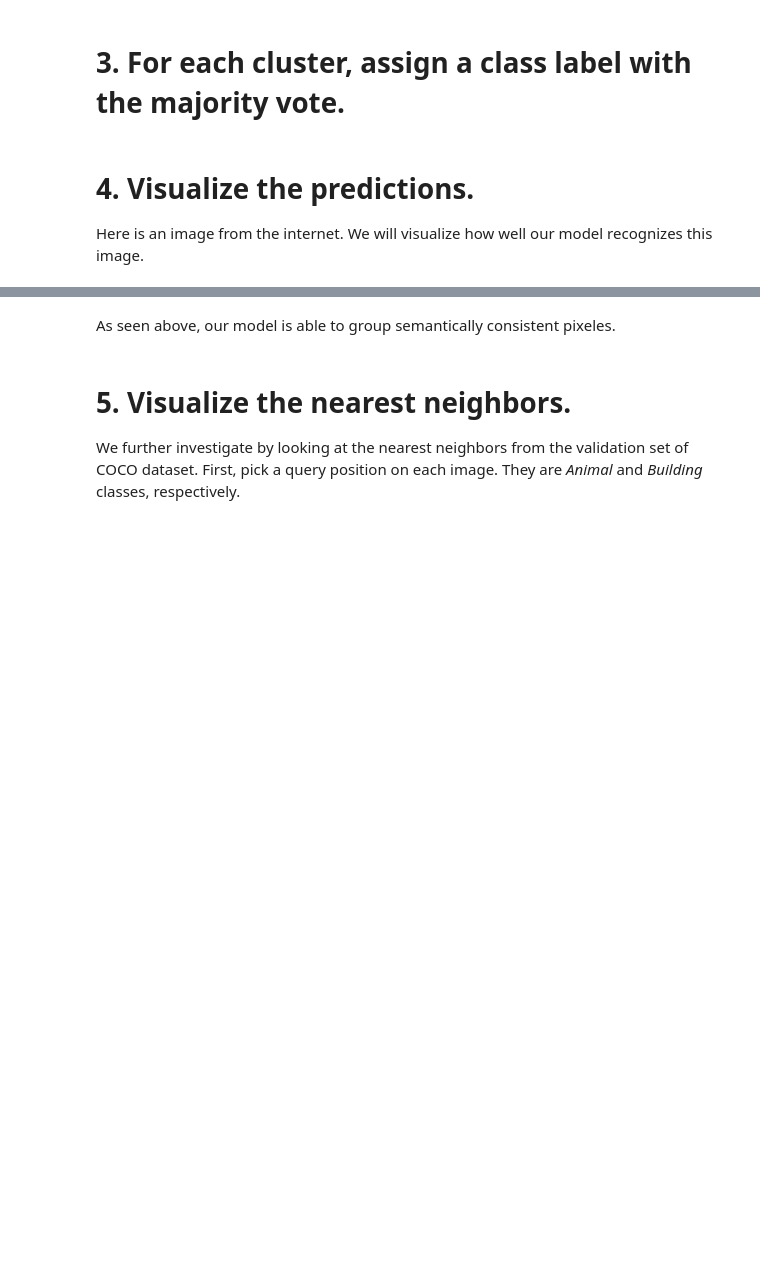
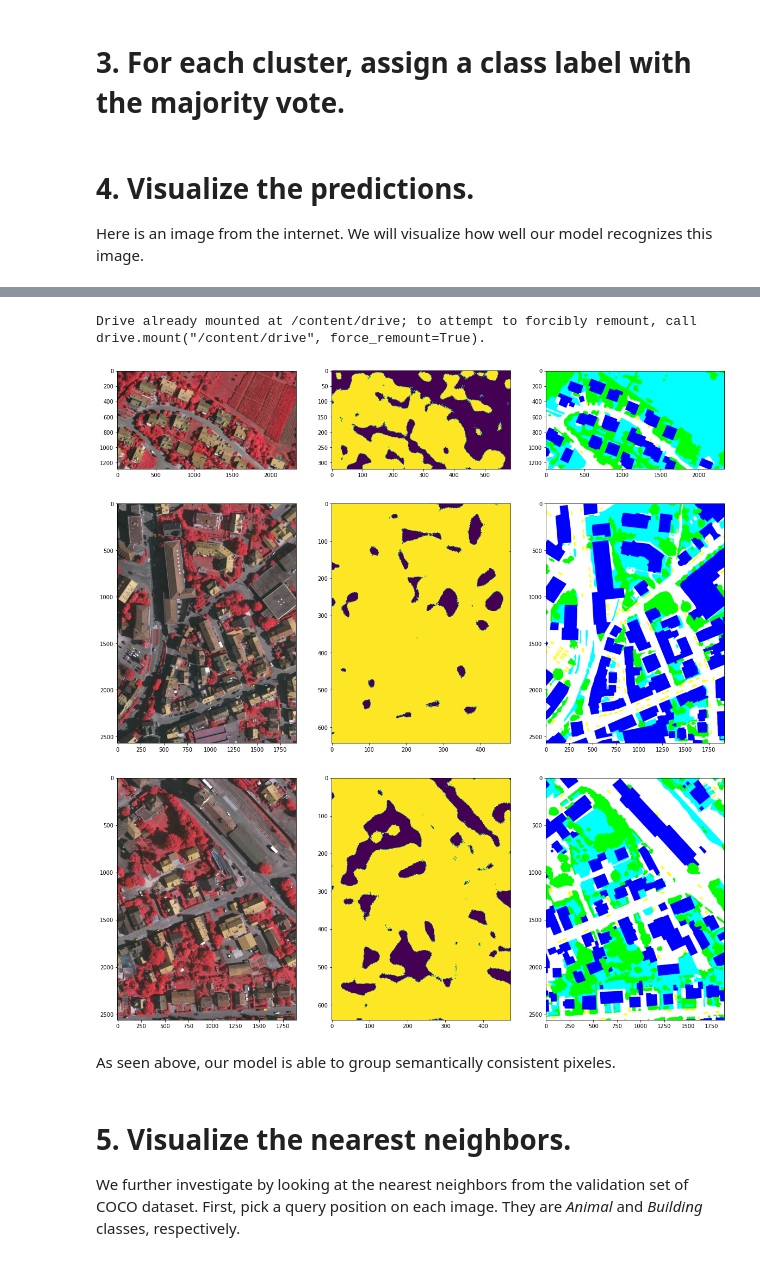
Before and after one commit to Kaustuv1234/MTech_image_segmentation, a Jupyter notebook: output_picie.ipynb, the cells around one changed output, grey strips where cells are left out. Saved outputs shown, nothing was run; the diff lists cells and outputs as text; code cells hidden in the pictures; blank space fills up the shorter version.

```diff
--- a/output_picie.ipynb
+++ b/output_picie.ipynb
@@ -93,7 +87,7 @@ args.arch = 'resnet18'
 
 # Classifier
 args.in_dim = 128
-args.K = 27
+args.K = 6
 
 # Dataloader
 args.data_root = ''
@@ -104,5 +104,5 @@ args.data_root = ''
 # %%
-picie_load = torch.load('picie.pkl', 'cpu')
+picie_load = torch.load('/content/checkpoint_9.pth.tar', 'cpu')
 
 model = fpn.PanopticFPN(args)
 model = nn.DataParallel(model)
@@ -206,0 +155,5 @@ plt.show()
+# %%
+from google.colab import drive
+drive.mount('/content/drive')
+# %% [output]
+Drive already mounted at /content/drive; to attempt to forcibly remount, call drive.mount("/content/drive", force_remount=True).
@@ -207,3 +180,36 @@ plt.show()
+# %%
+
+imgg = '/content/drive/MyDrive/datasets/coco/images/train2017/'
+
+gt = '/content/drive/MyDrive/datasets/coco/annotations/train2017/'
+
+for file1 in os.listdir(imgg)[:3]:
+    fig = plt.figure(figsize=(20, 20))
+    img = Image.open(imgg + file1).convert('RGB')
+    truth = Image.open(gt + file1).convert('RGB')
+    img1 = preprocess(img)[None, :]
+    out1 = model(img1)
+    out1 = F.normalize(out1, dim=1, p=2)
+    probs = compute_dist(out1, classifier)
+    prediction = probs.topk(1, dim=1)[1]
+    prediction = prediction.squeeze(0).squeeze(0)
+
+    fig.add_subplot(1, 3, 1)
+    plt.imshow(img)
+
+    fig.add_subplot(1, 3, 2)
+    plt.imshow(mapper_train(prediction))
+
+    fig.add_subplot(1, 3, 3)
+    plt.imshow(truth)
+
+    plt.show()
+    plt.close()
+    gc.collect()
+# %% [output]
+[figure, added]
+[figure, added]
+[figure, added]
 # %% [markdown]
 As seen above, our model is able to group semantically consistent pixeles.
 # %% [markdown]
```
Also changed, not shown: parts of 10 cells of this notebook.
